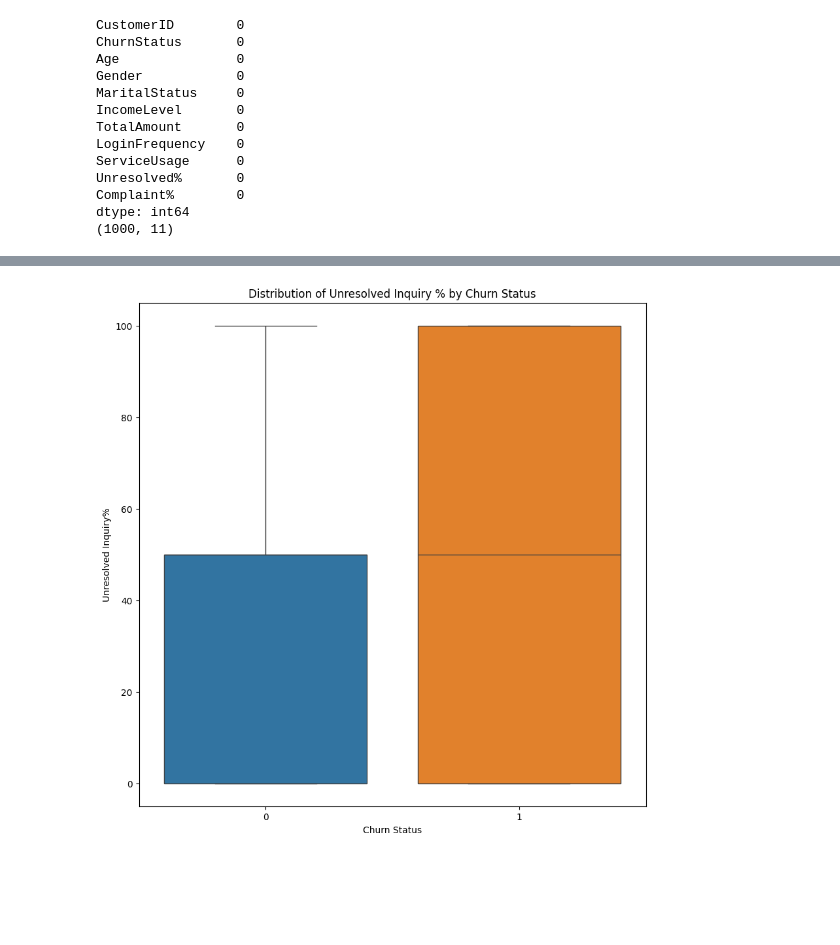
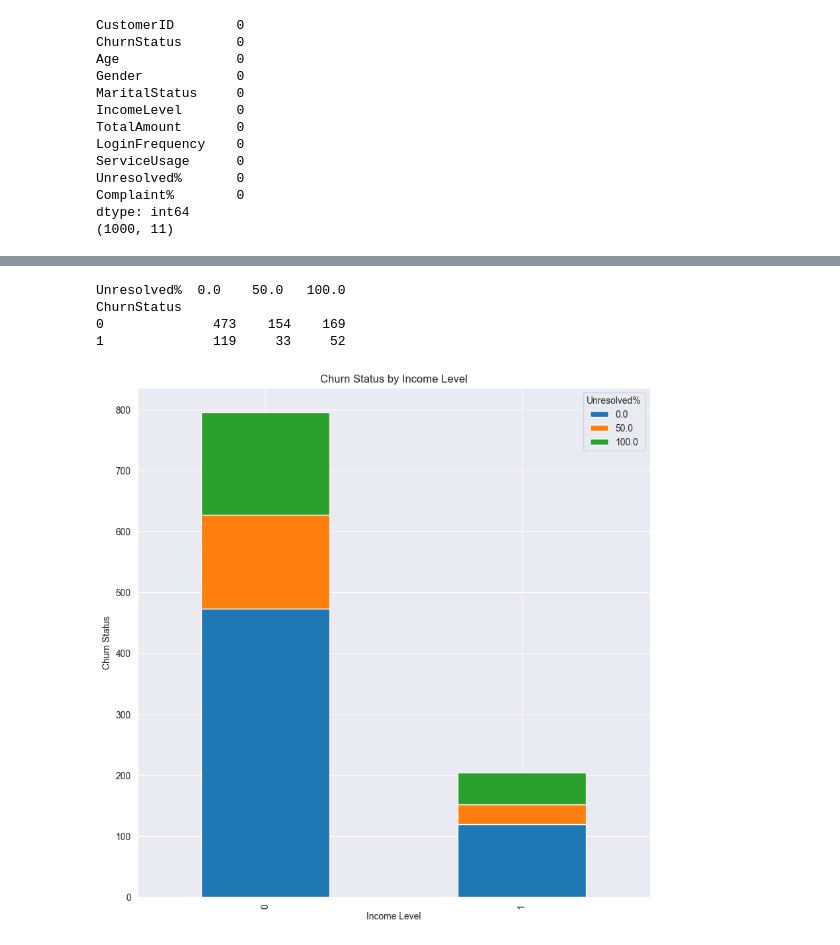
Before and after one commit to malikaaa940/LloydsForage, a Jupyter notebook: task1.ipynb, the cells around one changed output, grey strips where cells are left out. Cells and saved outputs as stored; diff of their text form; code cells hidden in the pictures; blank space fills up the shorter version.

```diff
--- a/task1.ipynb
+++ b/task1.ipynb
@@ -3,17 +3,18 @@ import pandas as pd
 import numpy as np
 import matplotlib.pyplot as plt
 import seaborn as sns
-from sklearn.preprocessing import OneHotEncoder, OrdinalEncoder
+from sklearn.preprocessing import OneHotEncoder, OrdinalEncoder, StandardScaler
 from sklearn.compose import ColumnTransformer
+from sklearn.svm import SVC
 
 df = pd.read_csv('churn_lloyds.csv')
 # print(df.head())
 # df.describe()
 df['Unresolved%'] = df['Unresolved%'].str.replace('%', '', regex=False).astype(float)
 median_val = df['Unresolved%'].median()
-df['Unresolved%'] = df['Unresolved%'].fillna(median_val)
+df['Unresolved%'] = df['Unresolved%'].fillna(0)
 df['Complaint%'] = df['Complaint%'].str.replace('%','', regex=False).astype(float)
-df['Complaint%'] = df['Complaint%'].fillna(df['Complaint%'].median())
+df['Complaint%'] = df['Complaint%'].fillna(0)
 # print(df.head())
 count_na = df.isnull().sum()
 print(count_na)
@@ -165,18 +166,20 @@ plt.show()
 # %%
-plt.figure(figsize=(10, 10))
-sns.boxplot(
-    x=df['ChurnStatus'],
-    y=df['Unresolved%'],
-    data = df,
-    hue='ChurnStatus',
-    legend = False
-
+crosstab_df3 = pd.crosstab( df['ChurnStatus'], df['Unresolved%'])
+print(crosstab_df3.head())
+crosstab_df3.plot(
+    kind='bar',
+    stacked=True,
+    figsize=(10, 10),
 )
 
-plt.title('Distribution of Unresolved Inquiry % by Churn Status')
-plt.xlabel('Churn Status')
-plt.ylabel('Unresolved Inquiry%')
+plt.title('Churn Status by Income Level')
+plt.xlabel('Income Level')
+plt.ylabel('Churn Status')
 plt.show()
 # %% [output]
+Unresolved%  0.0    50.0   100.0
+ChurnStatus
+0              473    154    169
+1              119     33     52
-[figure, old version]
+[figure, new version]
 # %%
```
Also changed, not shown: parts of 13 cells of this notebook.
